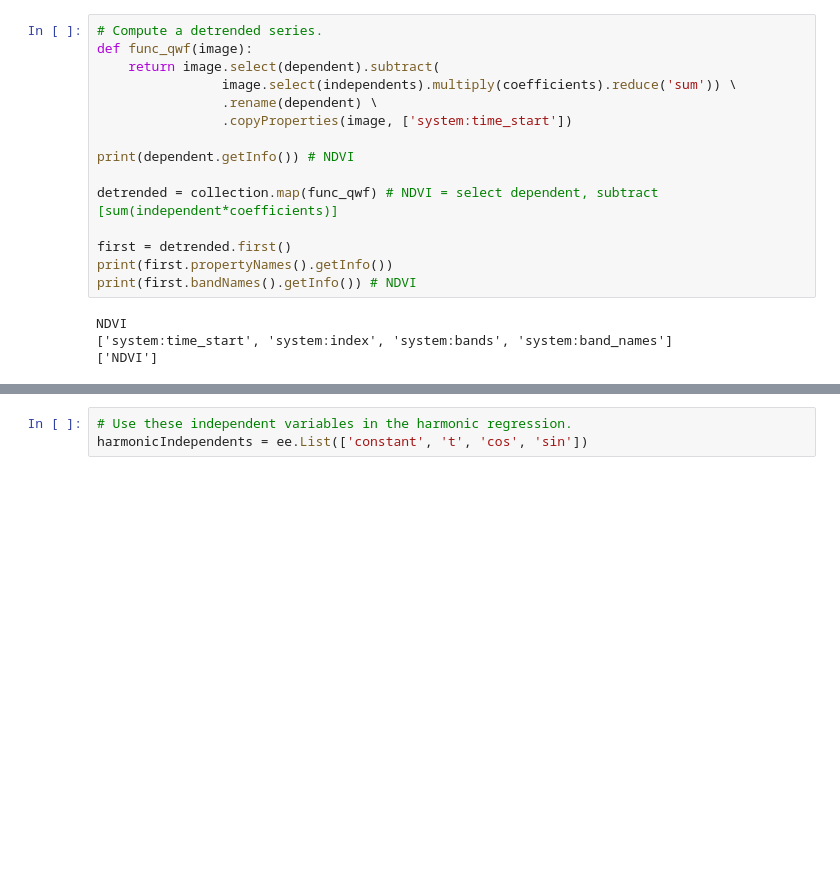
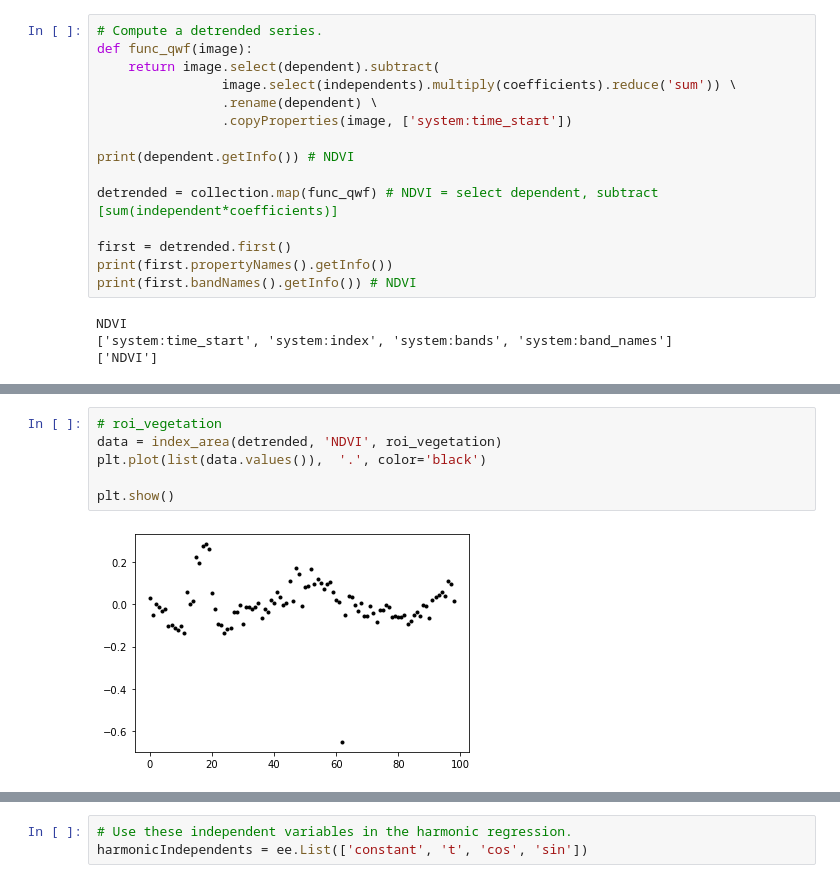
Before and after one commit to SuzannaLin/GEE_LULC, a Jupyter notebook: EARSeL_Nice.ipynb, the cells around one changed output, grey strips where cells are left out. Cells and saved outputs as stored; diff of their text form; blank space fills up the shorter version.

```diff
--- a/EARSeL_Nice.ipynb
+++ b/EARSeL_Nice.ipynb
@@ -657,0 +601,8 @@ TypeError: ee_object must be an ee.FeatureCollection
+# %%
+# roi_vegetation
+data = index_area(detrended, 'NDVI', roi_vegetation)
+plt.plot(list(data.values()),  '.', color='black')
+
+plt.show()
+# %% [output]
+[figure, added]
```
Also changed, not shown: parts of 105 cells of this notebook.
